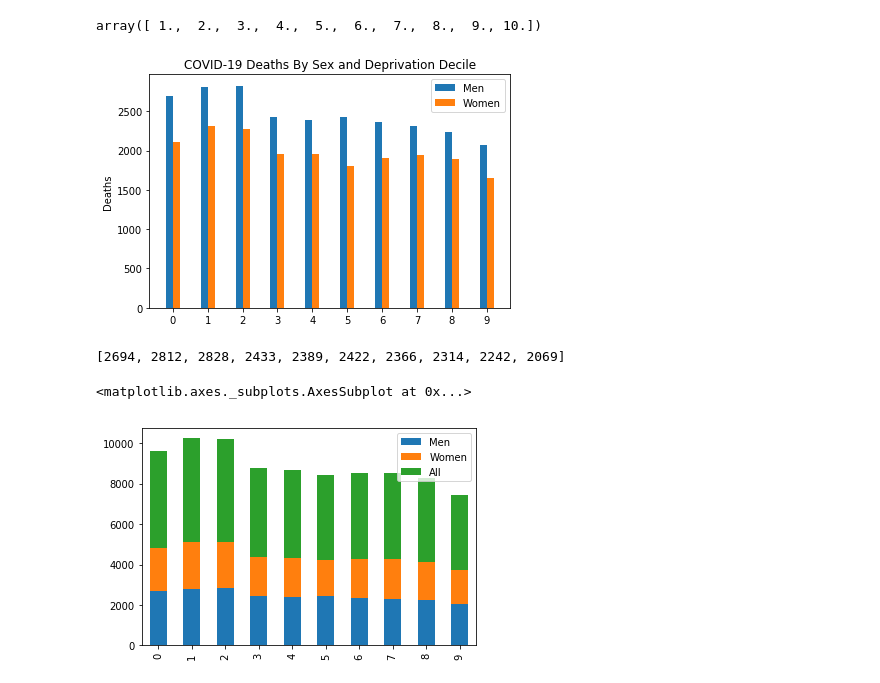
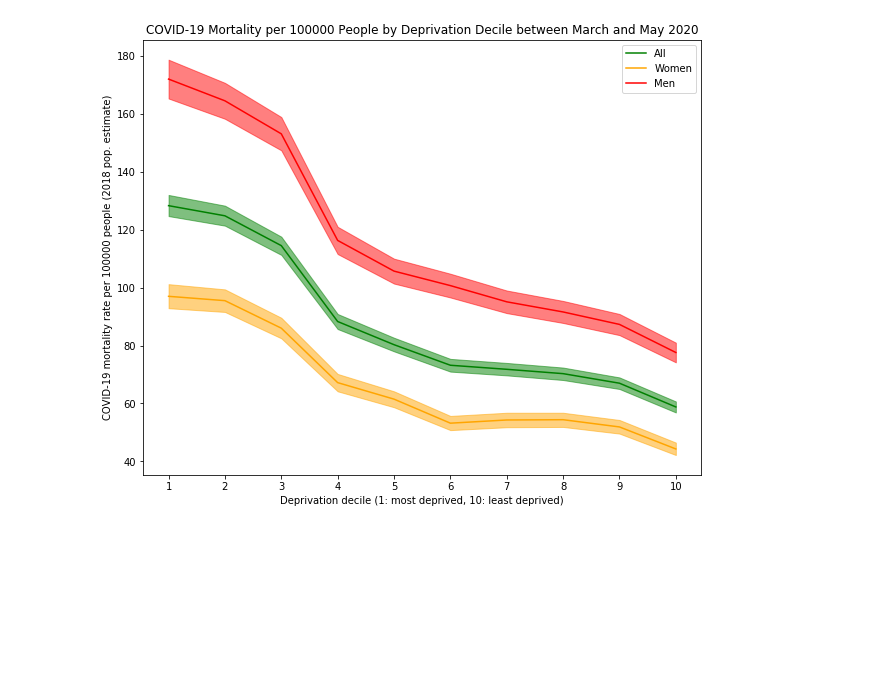
Before and after one commit to harryjmoss/COVIDRover, a Jupyter notebook: notebooks/DeathsByGenderAndDeprivation.ipynb, the cells around one changed output. Cells and saved outputs as stored; diff of their text form; code cells hidden in the pictures; blank space fills up the shorter version.

```diff
--- a/notebooks/DeathsByGenderAndDeprivation.ipynb
+++ b/notebooks/DeathsByGenderAndDeprivation.ipynb
@@ -161,3 +74,5 @@ covDepDF
+# %%
+covDepDF=pd.read_csv("../data/deaths_by_gender_deprivationDecile.csv")
 # %%
 covDepAll=covDepDF[covDepDF['Sex'].str.match('Persons')].drop(columns="Sex")
 covDepMen=covDepDF[covDepDF['Sex'].str.match('Males')].drop(columns="Sex")
@@ -219,45 +80,19 @@ cDMDeaths=cDM[:,1]
-# %%
-cDMBins
-# %% [output]
-array([ 1.,  2.,  3.,  4.,  5.,  6.,  7.,  8.,  9., 10.])
-# %%
-import matplotlib.pyplot as plt
-xlabels = cDM[:,0]
-men_deaths= cDM[:,1]
-women_deaths = cDW[:,1]
-all_deaths = cDA[:,1]
-
-x = np.arange(len(xlabels))
-width = 0.2
-
-fig, ax = plt.subplots()
-rects1 = ax.bar(x - width/2, men_deaths, width, label='Men')
-rects2 = ax.bar(x + width/2, women_deaths, width, label='Women')
-
-# Add some text for labels, title and custom x-axis tick labels, etc.
-ax.set_ylabel('Deaths')
-ax.set_title('COVID-19 Deaths By Sex and Deprivation Decile')
-ax.set_xticks(x)
-ax.legend()
-
-fig.tight_layout()
-
-plt.show()
-# %% [output]
-[figure, removed]
-# %%
-covDepMen['Deaths'].tolist()
-# %% [output]
-[2694, 2812, 2828, 2433, 2389, 2422, 2366, 2314, 2242, 2069]
-# %%
-column_names = ['Men', 'Women', 'All']
-menD = covDepMen['Deaths'].tolist()
-womenD = covDepWomen['Deaths'].tolist()
-allD = covDepAll['Deaths'].tolist()
-
-
-df = pd.DataFrame({'Men':menD,'Women':womenD,'All':allD})
-df.plot.bar(stacked=True)
-# %% [output]
-<matplotlib.axes._subplots.AxesSubplot at 0x...>
-[figure, removed]
+# %%
+plt.figure(None,[10,8])
+ax=plt.gca()
+plt.plot(covDepAll['Decile'].tolist(),covDepAll['Rate'].tolist(),"Green")
+plt.fill_between(covDepAll['Decile'].tolist(),covDepAll['LowerCI'],covDepAll['UpperCI'],color="Green",alpha=0.5)
+plt.plot(covDepWomen['Decile'].tolist(),covDepWomen['Rate'].tolist(),"Orange")
+plt.fill_between(covDepWomen['Decile'].tolist(),covDepWomen['LowerCI'],covDepWomen['UpperCI'],color="Orange",alpha=0.5)
+plt.plot(covDepMen['Decile'].tolist(),covDepMen['Rate'].tolist(),"Red")
+plt.fill_between(covDepMen['Decile'].tolist(),covDepMen['LowerCI'],covDepMen['UpperCI'],color="Red",alpha=0.5)
+plt.title("COVID-19 Mortality per 100000 People by Deprivation Decile between March and May 2020")
+ax.set_ylabel("COVID-19 mortality rate per 100000 people (2018 pop. estimate)")
+ax.set_xlabel("Deprivation decile (1: most deprived, 10: least deprived)")
+ax.legend(['All','Women','Men'])
+newticks=np.arange(1,11,1.0).tolist()
+plt.xticks(newticks)
+plt.draw()
+plt.show()
+# %% [output]
+[figure, added]
```
Also changed, not shown: parts of 39 cells of this notebook, 7 other files.
